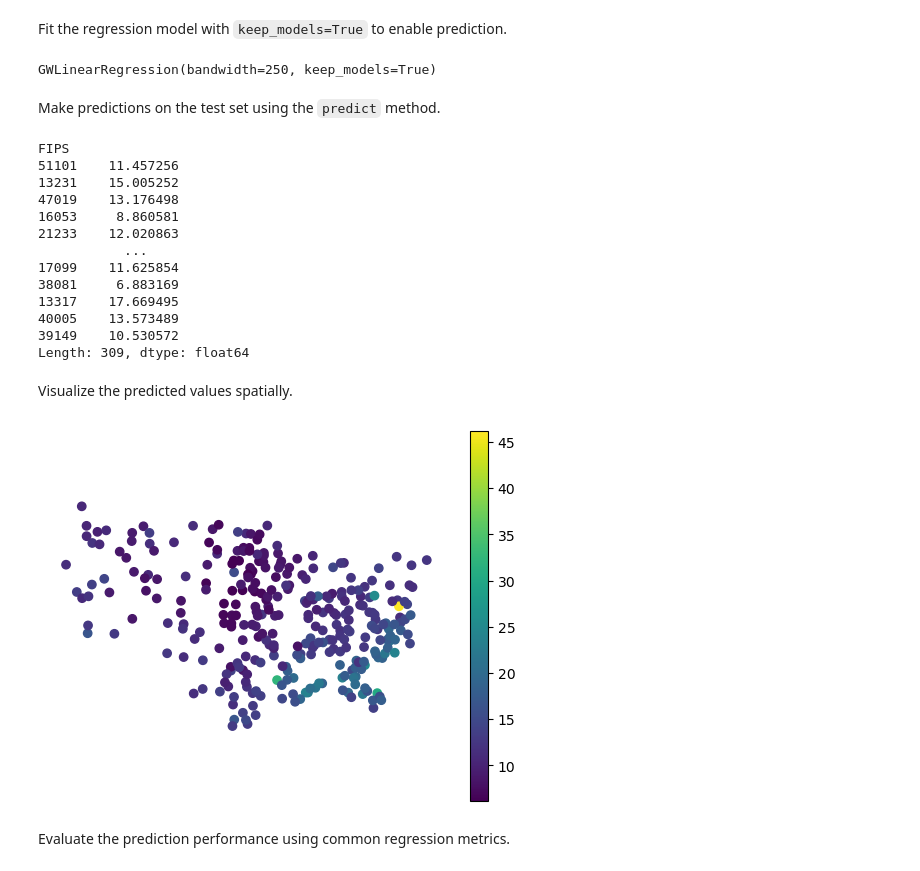
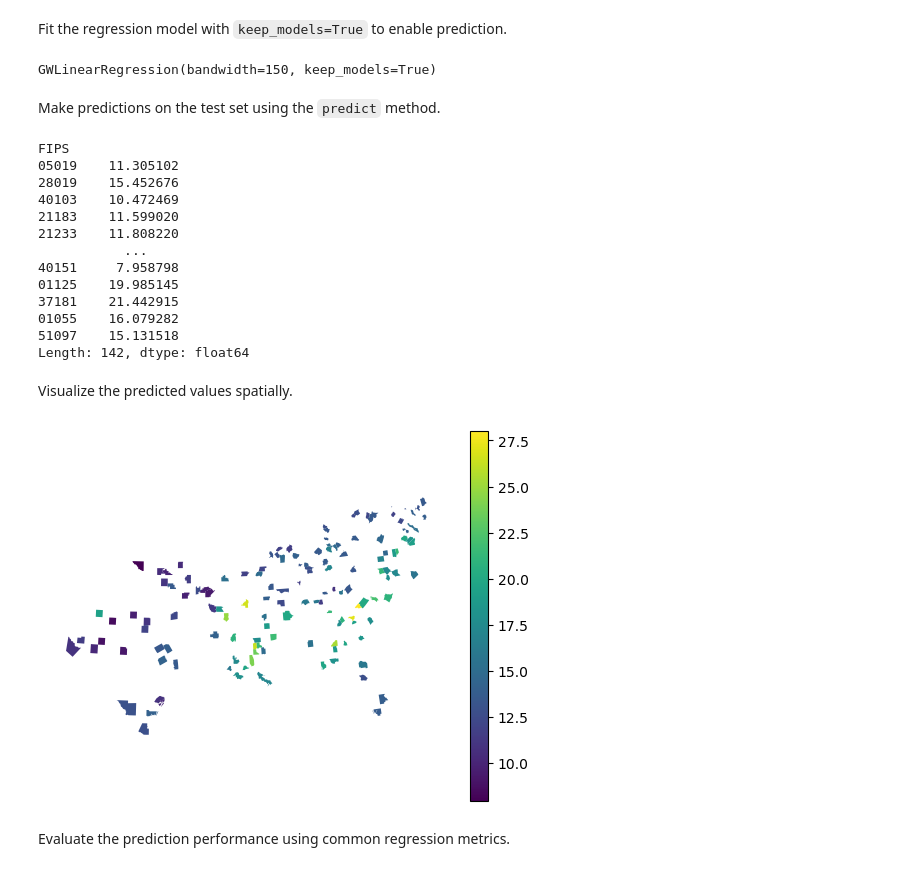
Before and after one commit to pysal/gwlearn, a Jupyter notebook: docs/source/predict.ipynb, the cells around one changed output. Cells and saved outputs as stored; diff of their text form; code cells hidden in the pictures.

```diff
--- a/docs/source/predict.ipynb
+++ b/docs/source/predict.ipynb
@@ -19,7 +19,7 @@ from gwlearn.linear_model import GWLogisticRegression
 # %% [markdown]
 Get sample data
 # %%
-gdf = gpd.read_file(get_path("geoda.ncovr")).to_crs(5070)
+gdf = gpd.read_file(get_path("geoda.south")).to_crs(5070)
 
 gdf["point"] = gdf.representative_point()
 gdf = gdf.set_geometry("point").set_index("FIPS")
@@ -190,7 +190,7 @@ X_train_reg, X_test_reg, y_train_reg, y_test_reg, geom_train_reg, geom_test_reg
 Fit the regression model with `keep_models=True` to enable prediction.
 # %%
 gwrf_reg = GWLinearRegression(
-    bandwidth=250,
+    bandwidth=150,
     fixed=False,
     keep_models=True,
 )
@@ -200,7 +200,7 @@ gwrf_reg.fit(
     geometry=geom_train_reg,
 )
 # %% [output]
-GWLinearRegression(bandwidth=250, keep_models=True)
+GWLinearRegression(bandwidth=150, keep_models=True)
 # %% [markdown]
 Make predictions on the test set using the `predict` method.
 # %%
@@ -208,26 +208,26 @@ pred_reg = gwrf_reg.predict(X_test_reg, geometry=geom_test_reg)
 pred_reg
 # %% [output]
 FIPS
-51101    11.457256
-13231    15.005252
-47019    13.176498
-16053     8.860581
-21233    12.020863
+05019    11.305102
+28019    15.452676
+40103    10.472469
+21183    11.599020
+21233    11.808220
            ...
-17099    11.625854
-38081     6.883169
-13317    17.669495
-40005    13.573489
-39149    10.530572
-Length: 309, dtype: float64
+40151     7.958798
+01125    19.985145
+37181    21.442915
+01055    16.079282
+51097    15.131518
+Length: 142, dtype: float64
 # %% [markdown]
 Visualize the predicted values spatially.
 # %%
-gpd.GeoDataFrame({"prediction": pred_reg}, geometry=geom_test_reg).plot(
+gpd.GeoDataFrame({"prediction": pred_reg}, geometry=gdf['geometry']).plot(
     "prediction", legend=True
 ).set_axis_off()
 # %% [output]
-[figure, old version]
+[figure, new version]
 # %% [markdown]
 Evaluate the prediction performance using common regression metrics.
 # %%
```
Also changed, not shown: parts of 15 cells of this notebook, 1 other file.
